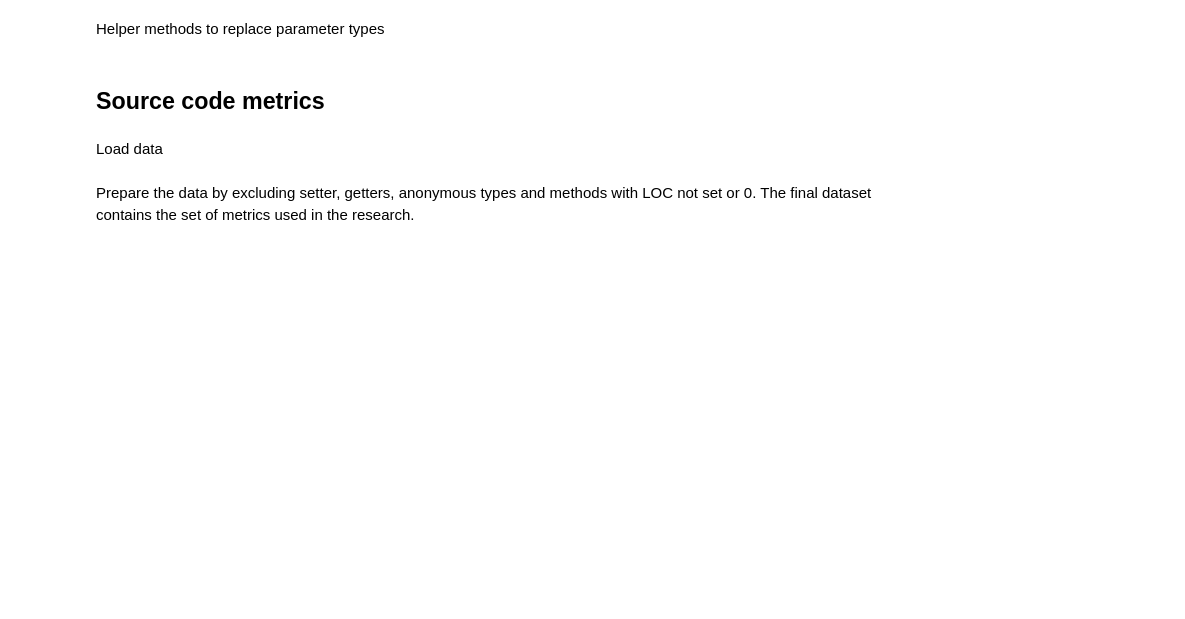
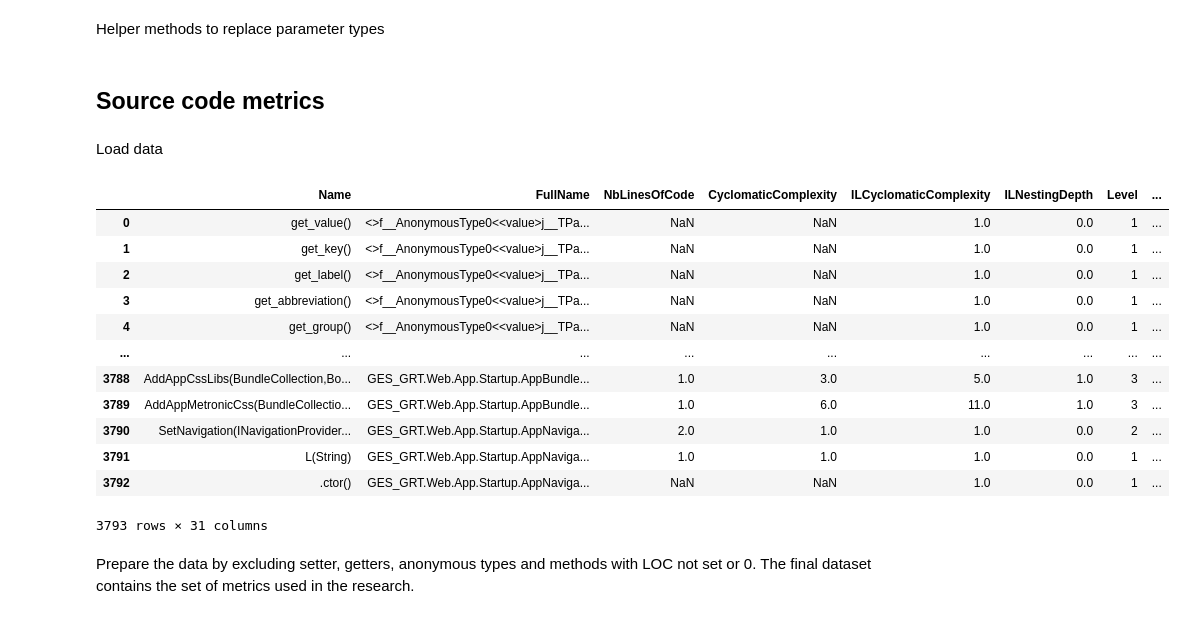
Before and after one commit to ana28p/code-analyzer, a Jupyter notebook: datareading/Data-Preparation.ipynb, the cells around one changed output. Drawn from its saved outputs; the diff is of its cells as text; code cells hidden in the pictures; blank space fills up the shorter version.

```diff
--- a/datareading/Data-Preparation.ipynb
+++ b/datareading/Data-Preparation.ipynb
@@ -90,14 +91,29 @@ def change_method_name_metrics(method):
     return method
 
 
-def get_code_metrics_data():
+def get_code_metrics_data(file):
     data = pd.read_csv(file, sep=';', decimal=',')
     data['FullName'] = data['FullName'].apply(change_method_name_metrics)
     return data
 # %% [markdown]
 Load data
 # %%
-metrics_data = get_code_metrics_data()
+metrics_data = get_code_metrics_data(source_code_metrics_file)
+metrics_data
+# %% [output]
+|  | Name | FullName | NbLinesOfCode | CyclomaticComplexity | ILCyclomaticComplexity | ILNestingDepth | Level | ... |
+| 0 | get_value() | <>f__AnonymousType0<<value>j__TPa... | NaN | NaN | 1.0 | 0.0 | 1 | ... |
+| 1 | get_key() | <>f__AnonymousType0<<value>j__TPa... | NaN | NaN | 1.0 | 0.0 | 1 | ... |
+| 2 | get_label() | <>f__AnonymousType0<<value>j__TPa... | NaN | NaN | 1.0 | 0.0 | 1 | ... |
+| 3 | get_abbreviation() | <>f__AnonymousType0<<value>j__TPa... | NaN | NaN | 1.0 | 0.0 | 1 | ... |
+| 4 | get_group() | <>f__AnonymousType0<<value>j__TPa... | NaN | NaN | 1.0 | 0.0 | 1 | ... |
+| ... | ... | ... | ... | ... | ... | ... | ... | ... |
+| 3788 | AddAppCssLibs(BundleCollection,Bo... | GES_GRT.Web.App.Startup.AppBundle... | 1.0 | 3.0 | 5.0 | 1.0 | 3 | ... |
+| 3789 | AddAppMetronicCss(BundleCollectio... | GES_GRT.Web.App.Startup.AppBundle... | 1.0 | 6.0 | 11.0 | 1.0 | 3 | ... |
+| 3790 | SetNavigation(INavigationProvider... | GES_GRT.Web.App.Startup.AppNaviga... | 2.0 | 1.0 | 1.0 | 0.0 | 2 | ... |
+| 3791 | L(String) | GES_GRT.Web.App.Startup.AppNaviga... | 1.0 | 1.0 | 1.0 | 0.0 | 1 | ... |
+| 3792 | .ctor() | GES_GRT.Web.App.Startup.AppNaviga... | NaN | NaN | 1.0 | 0.0 | 1 | ... |
+3793 rows × 31 columns
 # %% [markdown]
 Prepare the data by excluding setter, getters, anonymous types and methods with LOC not set or 0.
 The final dataset contains the set of metrics used in the research.
```
Also changed, not shown: parts of 29 cells of this notebook.
